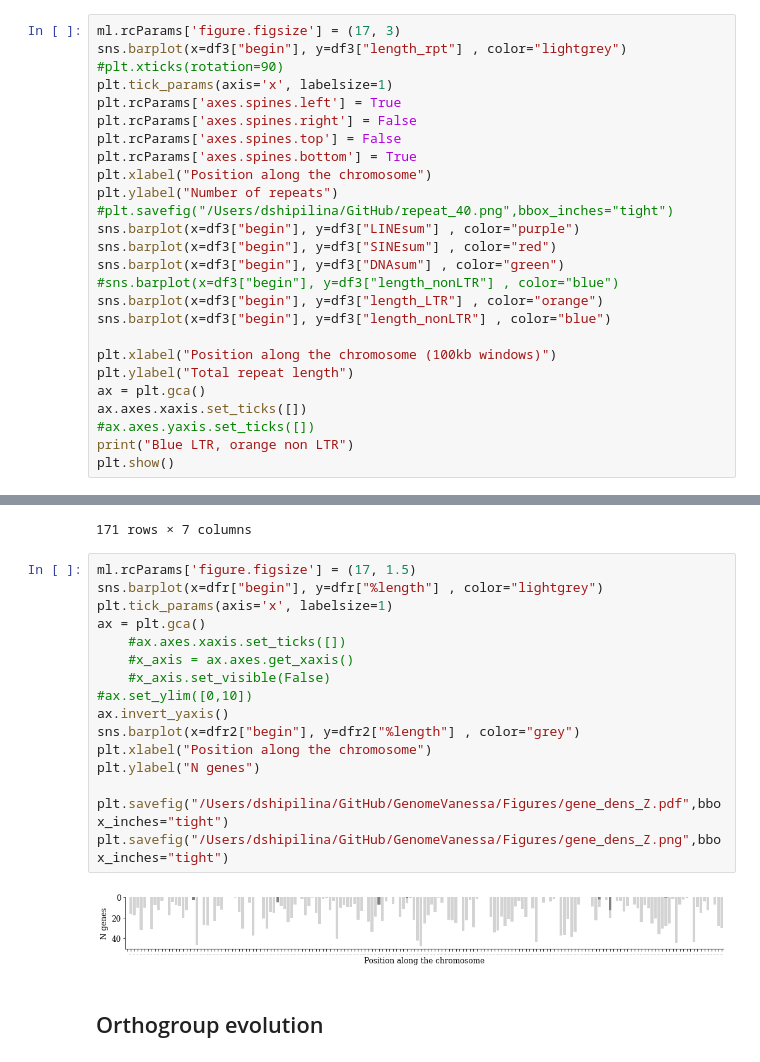
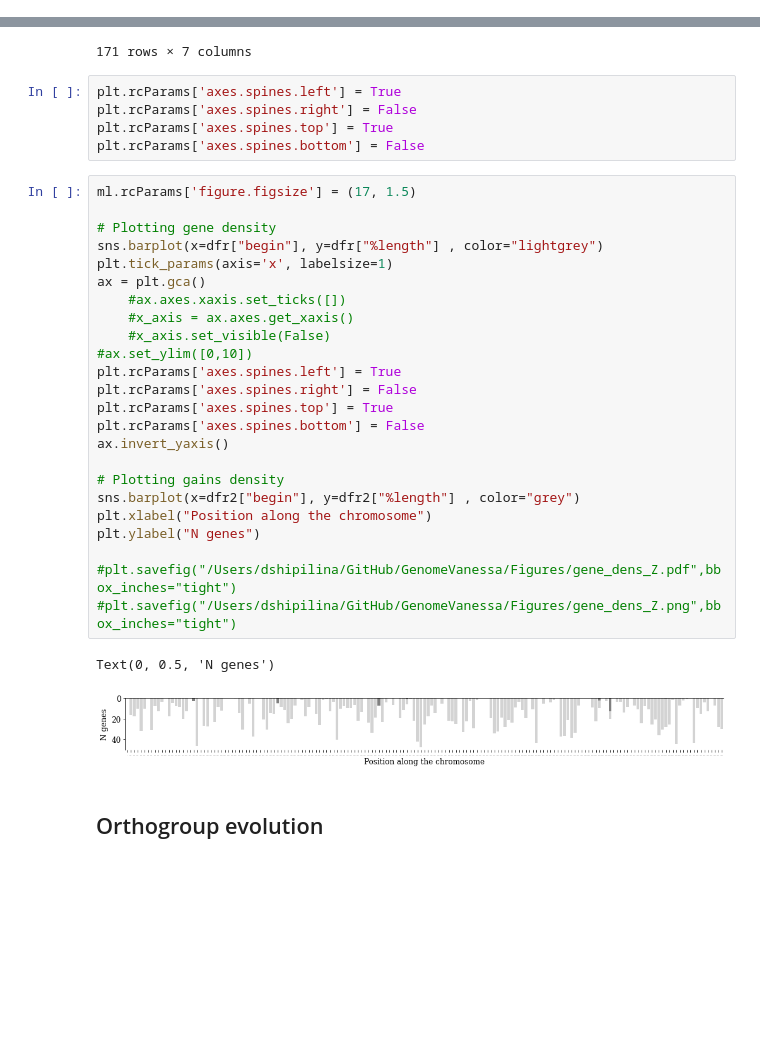
Before and after one commit to DaSh-bash/GenomeVanessa, a Jupyter notebook: Figures/VanessaGenomeFigures.ipynb, the cells around one changed output, grey strips where cells are left out. Drawn from its saved outputs; the diff is of its cells as text; blank space fills up the shorter version.

```diff
--- a/Figures/VanessaGenomeFigures.ipynb
+++ b/Figures/VanessaGenomeFigures.ipynb
@@ -490,26 +344,0 @@ plot_repeats_stacked_bar(make_repeat_2_df("/Users/dshipilina/GitHub/GenomeVaness
-# %%
-ml.rcParams['figure.figsize'] = (17, 3)
-sns.barplot(x=df3["begin"], y=df3["length_rpt"] , color="lightgrey")
-#plt.xticks(rotation=90)
-plt.tick_params(axis='x', labelsize=1)
-plt.rcParams['axes.spines.left'] = True
-plt.rcParams['axes.spines.right'] = False
-plt.rcParams['axes.spines.top'] = False
-plt.rcParams['axes.spines.bottom'] = True
-plt.xlabel("Position along the chromosome")
-plt.ylabel("Number of repeats")
-#plt.savefig("/Users/dshipilina/GitHub/repeat_40.png",bbox_inches="tight")
-sns.barplot(x=df3["begin"], y=df3["LINEsum"] , color="purple")
-sns.barplot(x=df3["begin"], y=df3["SINEsum"] , color="red")
-sns.barplot(x=df3["begin"], y=df3["DNAsum"] , color="green")
-#sns.barplot(x=df3["begin"], y=df3["length_nonLTR"] , color="blue")
-sns.barplot(x=df3["begin"], y=df3["length_LTR"] , color="orange")
-sns.barplot(x=df3["begin"], y=df3["length_nonLTR"] , color="blue")
-
-plt.xlabel("Position along the chromosome (100kb windows)")
-plt.ylabel("Total repeat length")
-ax = plt.gca()
-ax.axes.xaxis.set_ticks([])
-#ax.axes.yaxis.set_ticks([])
-print("Blue LTR, orange non LTR")
-plt.show()
@@ -785,24 +612,38 @@ dfr2
 | 169 | LR999924.1 | 16900001 | 17000000 | 0 | 0.0 | 99999 | 0.0 |
 | 170 | LR999924.1 | 17000001 | 17040296 | 0 | 0.0 | 40295 | 0.0 |
 171 rows × 7 columns
+# %%
+plt.rcParams['axes.spines.left'] = True
+plt.rcParams['axes.spines.right'] = False
+plt.rcParams['axes.spines.top'] = True
+plt.rcParams['axes.spines.bottom'] = False
 # %%
 ml.rcParams['figure.figsize'] = (17, 1.5)
+
+# Plotting gene density
 sns.barplot(x=dfr["begin"], y=dfr["%length"] , color="lightgrey")
 plt.tick_params(axis='x', labelsize=1)
 ax = plt.gca()
     #ax.axes.xaxis.set_ticks([])
     #x_axis = ax.axes.get_xaxis()
     #x_axis.set_visible(False)
 #ax.set_ylim([0,10])
+plt.rcParams['axes.spines.left'] = True
+plt.rcParams['axes.spines.right'] = False
+plt.rcParams['axes.spines.top'] = True
+plt.rcParams['axes.spines.bottom'] = False
 ax.invert_yaxis()
+
+# Plotting gains density
 sns.barplot(x=dfr2["begin"], y=dfr2["%length"] , color="grey")
 plt.xlabel("Position along the chromosome")
 plt.ylabel("N genes")
 
-plt.savefig("/Users/dshipilina/GitHub/GenomeVanessa/Figures/gene_dens_Z.pdf",bbox_inches="tight")
-plt.savefig("/Users/dshipilina/GitHub/GenomeVanessa/Figures/gene_dens_Z.png",bbox_inches="tight")
+#plt.savefig("/Users/dshipilina/GitHub/GenomeVanessa/Figures/gene_dens_Z.pdf",bbox_inches="tight")
+#plt.savefig("/Users/dshipilina/GitHub/GenomeVanessa/Figures/gene_dens_Z.png",bbox_inches="tight")
 # %% [output]
+Text(0, 0.5, 'N genes')
-[figure, old version]
+[figure, new version]
 # %% [markdown]
 ## Orthogroup evolution
 # %%
```
Also changed, not shown: parts of 17 cells of this notebook, 1 other file.
